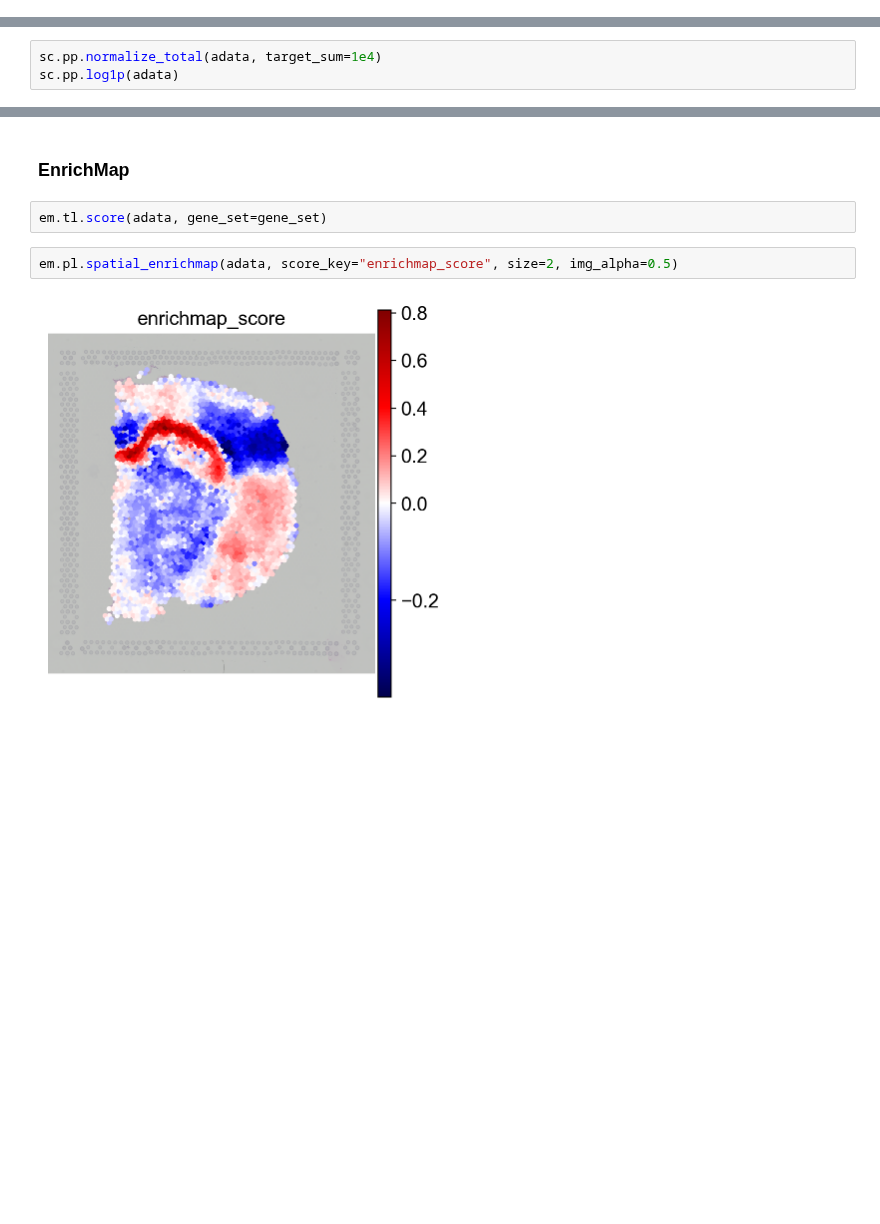
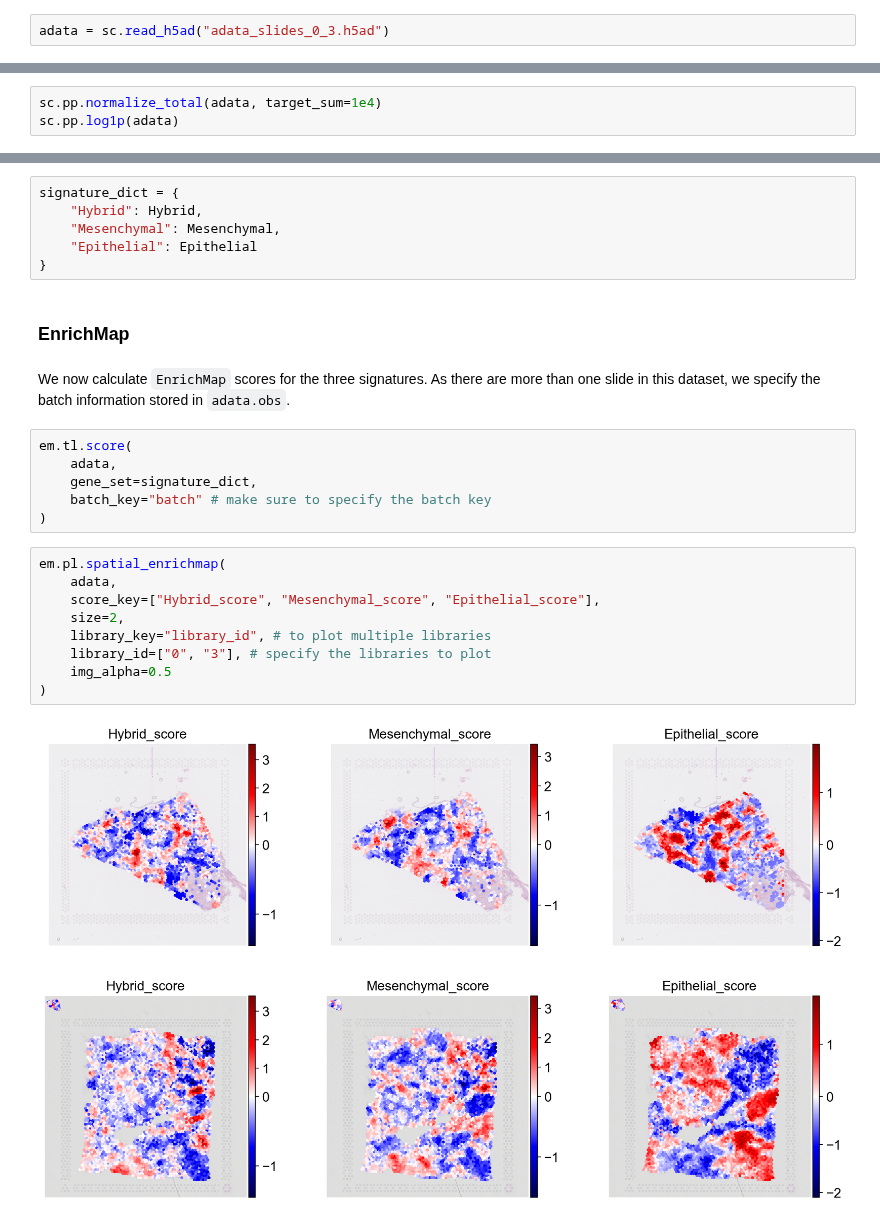
Before and after one commit to secrierlab/EnrichMap, a Jupyter notebook: docs/tutorials/multiple_samples.ipynb, the cells around one changed output, grey strips where cells are left out. Drawn from its saved outputs; the diff is of its cells as text; blank space fills up the shorter version.

```diff
--- a/docs/tutorials/multiple_samples.ipynb
+++ b/docs/tutorials/multiple_samples.ipynb
@@ -26,3 +21,5 @@ adata = sq.datasets.visium_hne_adata()
+# %%
+adata = sc.read_h5ad("adata_slides_0_3.h5ad")
 # %% [markdown]
 As the data shared with raw counts, we normalise the counts.
 # %%
@@ -41,9 +35,28 @@ gene_set = ["Fibcd1", "Lefty1", "Hpca", "Spink8", "Rprml", "Scn3b", "Neurod6", "
+# %%
+signature_dict = {
+    "Hybrid": Hybrid,
+    "Mesenchymal": Mesenchymal,
+    "Epithelial": Epithelial
+}
 # %% [markdown]
 ### EnrichMap
+# %% [markdown]
+We now calculate `EnrichMap` scores for the three signatures. As there are more than one slide in this dataset, we specify the batch information stored in `adata.obs`.
 # %%
-em.tl.score(adata, gene_set=gene_set)
+em.tl.score(
+    adata,
+    gene_set=signature_dict,
+    batch_key="batch" # make sure to specify the batch key
+)
 # %%
-em.pl.spatial_enrichmap(adata, score_key="enrichmap_score", size=2, img_alpha=0.5)
+em.pl.spatial_enrichmap(
+    adata,
+    score_key=["Hybrid_score", "Mesenchymal_score", "Epithelial_score"],
+    size=2,
+    library_key="library_id", # to plot multiple libraries
+    library_id=["0", "3"], # specify the libraries to plot
+    img_alpha=0.5
+)
 # %% [output]
-[figure, old version]
+[figure, new version]
 # %% [markdown]
```
Also changed, not shown: parts of 35 cells of this notebook, 3 other files.
